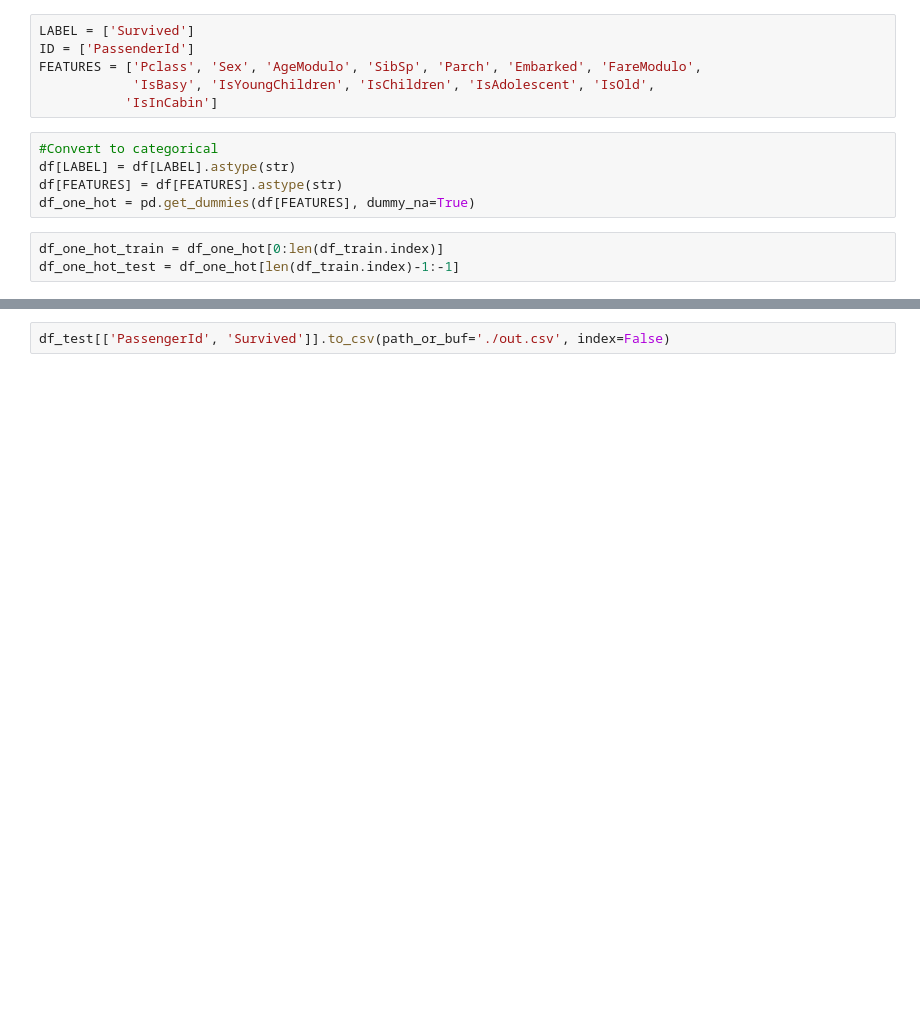
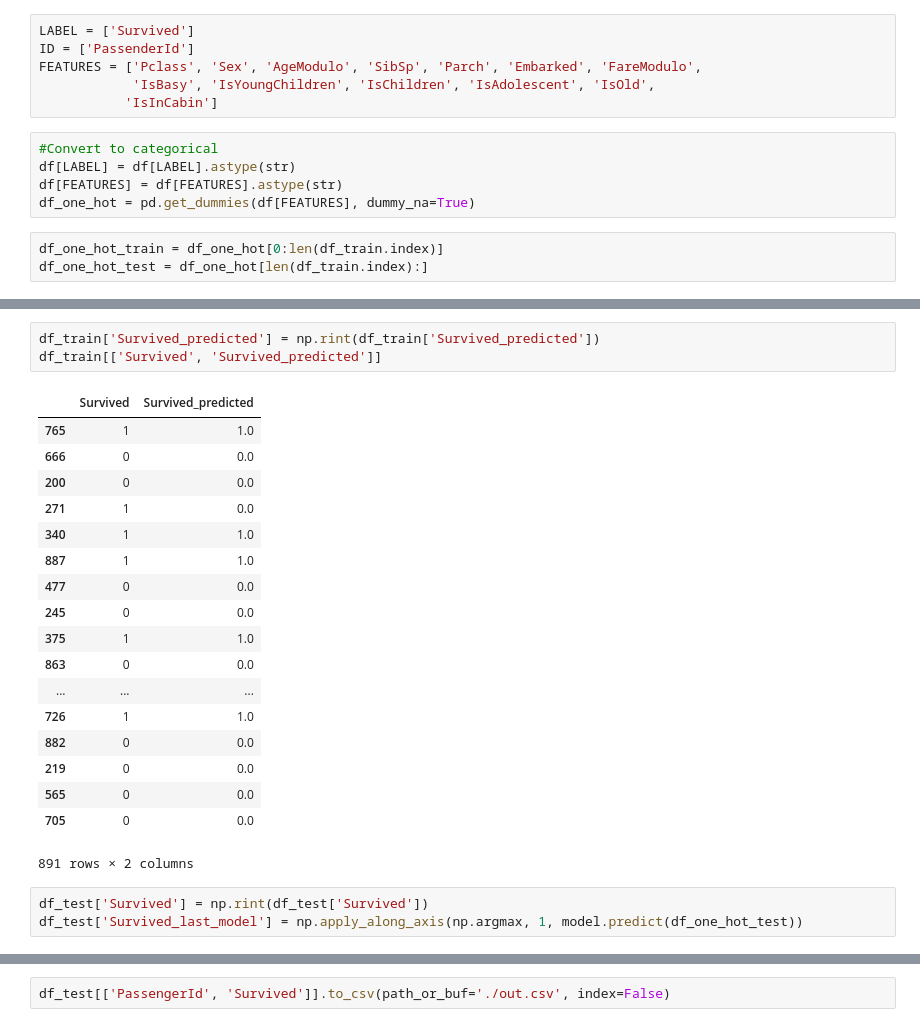
Before and after one commit to KiewanVillatel/kaggle, a Jupyter notebook: titanic/titanic.ipynb, the cells around one changed output, grey strips where cells are left out. Drawn from its saved outputs; the diff is of its cells as text; blank space fills up the shorter version.

```diff
--- a/titanic/titanic.ipynb
+++ b/titanic/titanic.ipynb
@@ -66,5 +87,5 @@ df[FEATURES] = df[FEATURES].astype(str)
 df_one_hot = pd.get_dummies(df[FEATURES], dummy_na=True)
 # %%
 df_one_hot_train = df_one_hot[0:len(df_train.index)]
-df_one_hot_test = df_one_hot[len(df_train.index)-1:-1]
+df_one_hot_test = df_one_hot[len(df_train.index):]
 # %%
@@ -107,0 +140,25 @@ Epoch 553/1000
+# %%
+df_train['Survived_predicted'] = np.rint(df_train['Survived_predicted'])
+df_train[['Survived', 'Survived_predicted']]
+# %% [output]
+|  | Survived | Survived_predicted |
+| 765 | 1 | 1.0 |
+| 666 | 0 | 0.0 |
+| 200 | 0 | 0.0 |
+| 271 | 1 | 0.0 |
+| 340 | 1 | 1.0 |
+| 887 | 1 | 1.0 |
+| 477 | 0 | 0.0 |
+| 245 | 0 | 0.0 |
+| 375 | 1 | 1.0 |
+| 863 | 0 | 0.0 |
+| ... | ... | ... |
+| 726 | 1 | 1.0 |
+| 882 | 0 | 0.0 |
+| 219 | 0 | 0.0 |
+| 565 | 0 | 0.0 |
+| 705 | 0 | 0.0 |
+891 rows × 2 columns
+# %%
+df_test['Survived'] = np.rint(df_test['Survived'])
+df_test['Survived_last_model'] = np.apply_along_axis(np.argmax, 1, model.predict(df_one_hot_test))
```
Also changed, not shown: parts of 11 cells of this notebook.
